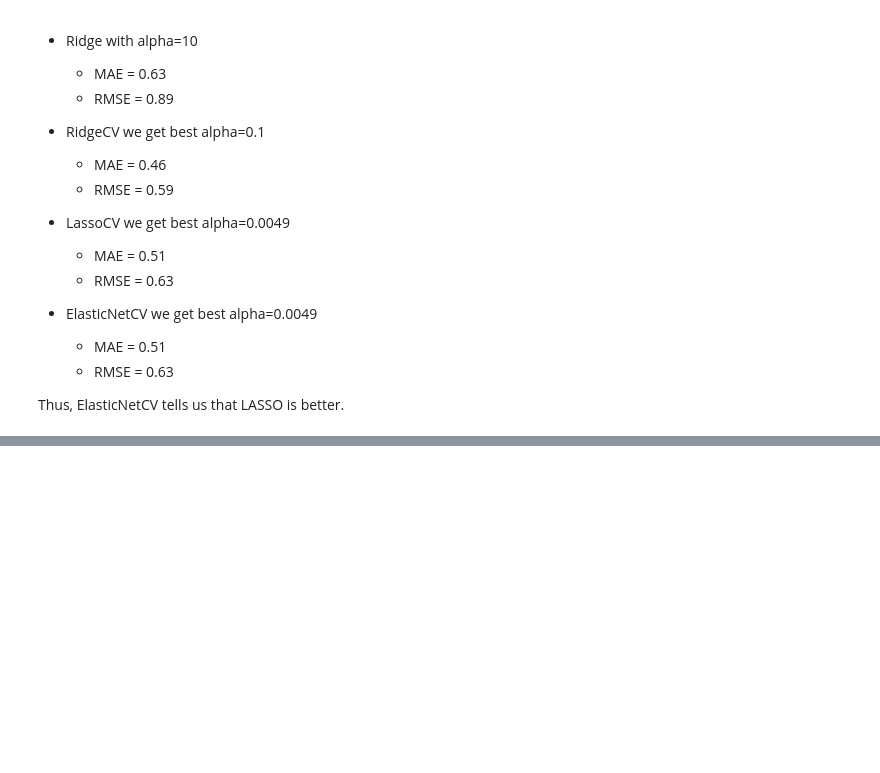
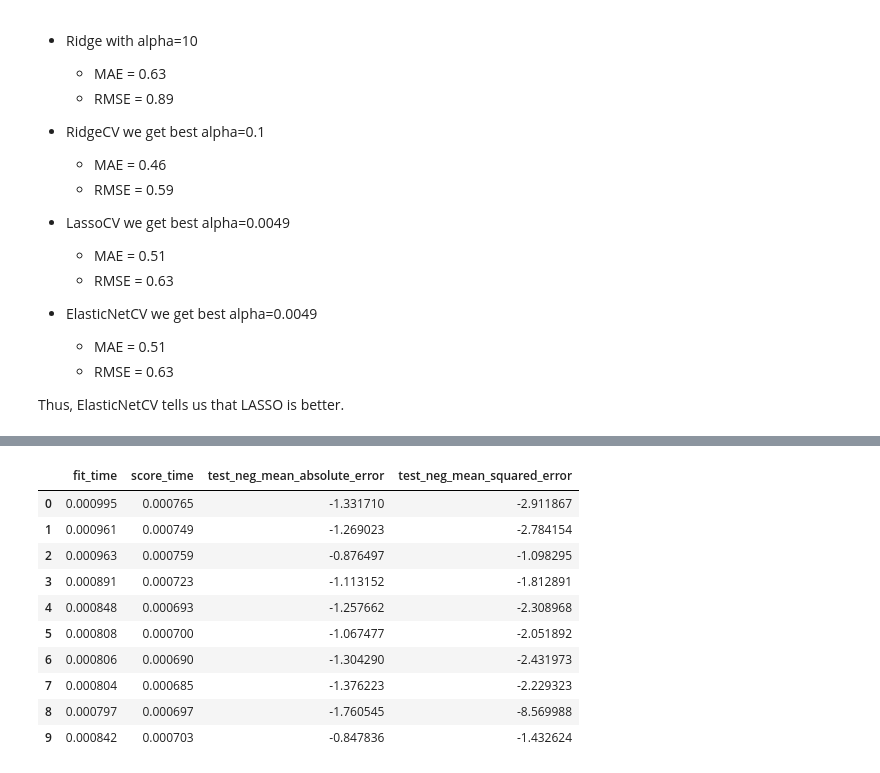
Before and after one commit to jigarparekh279/Machine_Learning_Python, a Jupyter notebook: 7_ML_01_LinearRegression.ipynb, the cells around one changed output, grey strips where cells are left out. Drawn from its saved outputs; the diff is of its cells as text; code cells hidden in the pictures; blank space fills up the shorter version.

```diff
--- a/7_ML_01_LinearRegression.ipynb
+++ b/7_ML_01_LinearRegression.ipynb
@@ -836,0 +954,42 @@ Thus, ElasticNetCV tells us that LASSO is better.
+# %%
+from sklearn.model_selection import train_test_split
+from sklearn.preprocessing import StandardScaler
+from sklearn.linear_model import Ridge
+from sklearn.metrics import mean_squared_error
+from sklearn.model_selection import cross_validate # NEW!
+
+# Split
+X_train, X_test, y_train, y_test = \
+train_test_split(X,y,test_size=0.3,random_state=42)
+
+# Scale
+scalar = StandardScaler()
+scalar.fit(X_train)
+X_train = scalar.transform(X_train)
+X_test  = scalar.transform(X_test)
+
+# Model #1 w/ k-fold CV
+model_1 = Ridge(alpha=100)
+scores_1 = cross_validate(model_1,X_train,y_train,cv=10,
+                          scoring=['neg_mean_absolute_error',
+                                   'neg_mean_squared_error'])
+scores_1 = pd.DataFrame(scores_1)
+#print(scores_1, '\n')
+print(abs(scores_1.mean()),'\n')
+
+# Model #2 w/ CV (based on mse of Model #1)
+model_2 = Ridge(alpha=1)
+scores_2 = cross_validate(model_2,X_train,y_train,cv=10,
+                          scoring=['neg_mean_absolute_error',
+                                   'neg_mean_squared_error'])
+scores_2 = pd.DataFrame(scores_2)
+#print(scores_2, '\n')
+print(abs(scores_2.mean()),'\n')
+
+# Fit on the final model (assuming Model #2 is the best)
+model_2.fit(X_train,y_train)
+
+# Final performance
+test_predictions = model_2.predict(X_test)
+mse_final = mean_squared_error(y_test, test_predictions)
+print(mse_final)
@@ -836,0 +1010,14 @@ Thus, ElasticNetCV tells us that LASSO is better.
+# %%
+scores_2
+# %% [output]
+|  | fit_time | score_time | test_neg_mean_absolute_error | test_neg_mean_squared_error |
+| 0 | 0.000995 | 0.000765 | -1.331710 | -2.911867 |
+| 1 | 0.000961 | 0.000749 | -1.269023 | -2.784154 |
+| 2 | 0.000963 | 0.000759 | -0.876497 | -1.098295 |
+| 3 | 0.000891 | 0.000723 | -1.113152 | -1.812891 |
+| 4 | 0.000848 | 0.000693 | -1.257662 | -2.308968 |
+| 5 | 0.000808 | 0.000700 | -1.067477 | -2.051892 |
+| 6 | 0.000806 | 0.000690 | -1.304290 | -2.431973 |
+| 7 | 0.000804 | 0.000685 | -1.376223 | -2.229323 |
+| 8 | 0.000797 | 0.000697 | -1.760545 | -8.569988 |
+| 9 | 0.000842 | 0.000703 | -0.847836 | -1.432624 |
```
Also changed, not shown: parts of 18 cells of this notebook, 9 other files.
